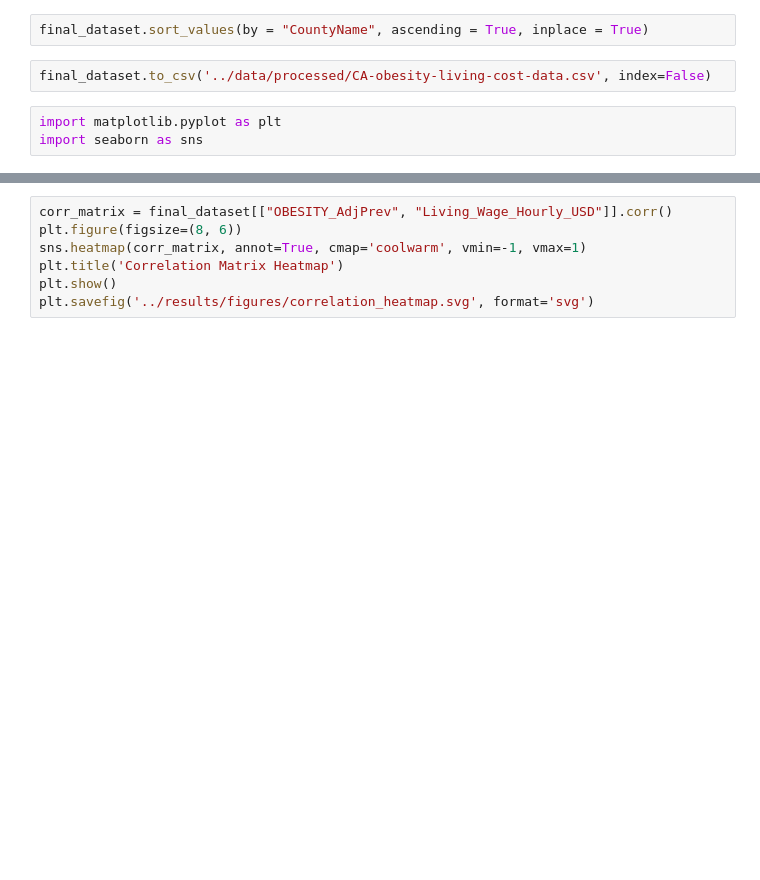
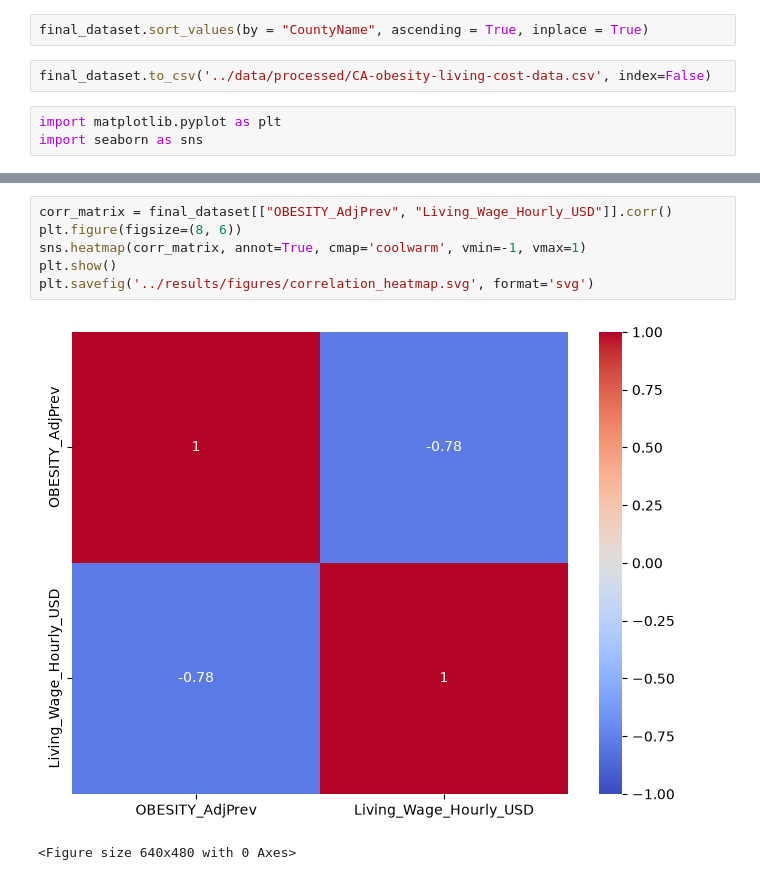
Before and after one commit to ucd-cosmos-data/26-the-pattern-seekers-analysis, a Jupyter notebook: CDC-data-analysis/notebooks/CDC.ipynb, the cells around one changed output, grey strips where cells are left out. Cells and saved outputs as stored; diff of their text form; blank space fills up the shorter version.

Commit message:
fix: removed titles from all figures

```diff
--- a/CDC-data-analysis/notebooks/CDC.ipynb
+++ b/CDC-data-analysis/notebooks/CDC.ipynb
@@ -28,10 +45,12 @@ final_dataset.describe()
 # %%
 corr_matrix = final_dataset[["OBESITY_AdjPrev", "Living_Wage_Hourly_USD"]].corr()
 plt.figure(figsize=(8, 6))
 sns.heatmap(corr_matrix, annot=True, cmap='coolwarm', vmin=-1, vmax=1)
-plt.title('Correlation Matrix Heatmap')
 plt.show()
 plt.savefig('../results/figures/correlation_heatmap.svg', format='svg')
+# %% [output]
+[figure, added]
+<Figure size 640x480 with 0 Axes>
 # %%
 import pandas as pd
 
```
Also changed, not shown: parts of 6 cells of this notebook, 2 other files.
